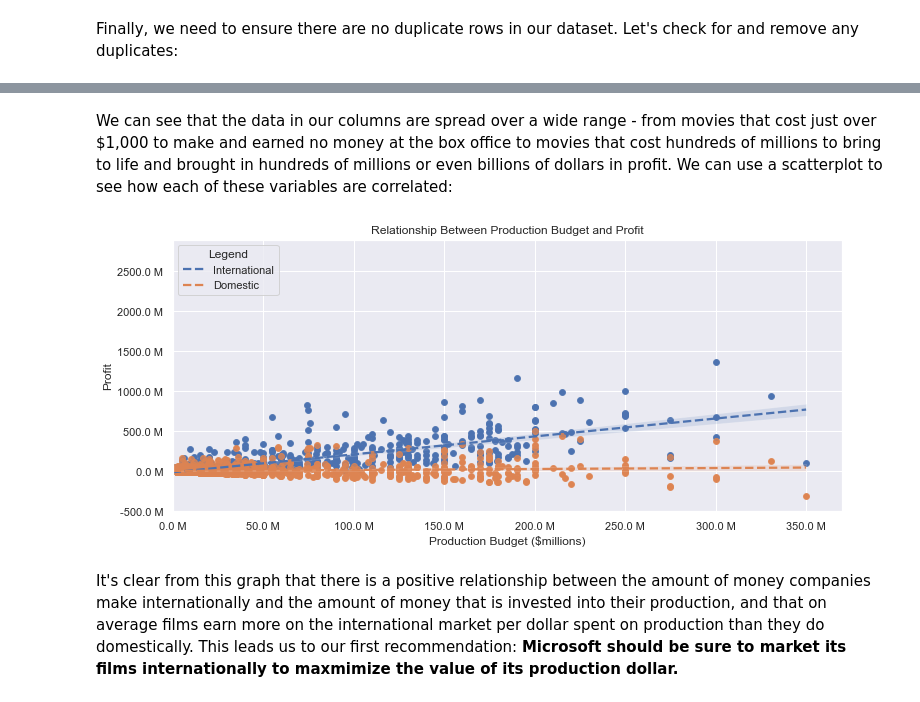
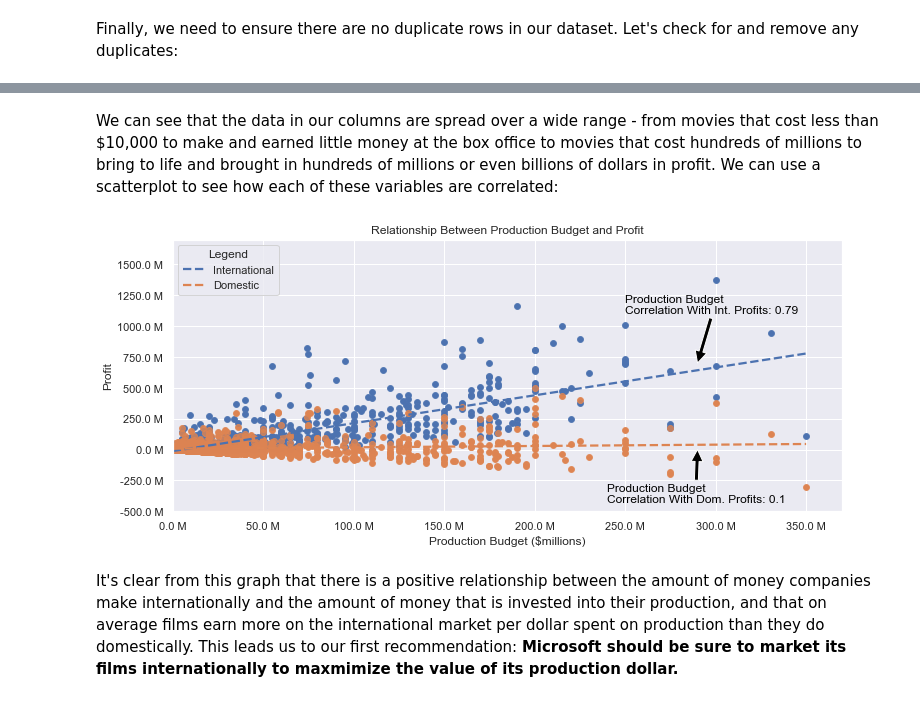
Before and after one commit to emgerber88/Microsoft-Movie-Recommendations, a Jupyter notebook: Phase_1_Project_Scratch_Work.ipynb, the cells around one changed output, grey strips where cells are left out. Drawn from its saved outputs; the diff is of its cells as text; code cells hidden in the pictures.

```diff
--- a/Phase_1_Project_Scratch_Work.ipynb
+++ b/Phase_1_Project_Scratch_Work.ipynb
@@ -47,5 +90,5 @@ movie_finances['worldwide_gross'] = movie_finances['worldwide_gross'].apply(lamb
 # %%
-# then strip ',' from each string
-movie_finances['production_budget'] = movie_finances['production_budget'].apply(lambda x: x.replace(',', ""))
-movie_finances['domestic_gross'] = movie_finances['domestic_gross'].apply(lambda x: x.replace(',', ""))
-movie_finances['worldwide_gross'] = movie_finances['worldwide_gross'].apply(lambda x: x.replace(',', ""))
+# change dtype to int
+movie_finances['production_budget'] = movie_finances['production_budget'].astype(int)
+movie_finances['domestic_gross'] = movie_finances['domestic_gross'].astype(int)
+movie_finances['worldwide_gross'] = movie_finances['worldwide_gross'].astype(int)
@@ -143,5 +166,6 @@ movie_info
 # %%
-movies_last_decade = movie_info.loc[movie_information['release_year'] >= 2012]
+movies_last_decade = movie_info.loc[movie_info['release_year'] >= 2012]
 movies_last_decade.reset_index(inplace = True)
+movies_last_decade.drop('index', axis = 1, inplace = True)
 movies_last_decade
 # %% [output]
@@ -207,8 +237,10 @@ movies_last_decade.loc[movies_last_decade['release_year'] == 2020]
 # %% [markdown]
 There is only one film in our dataset from 2020, so we can remove that row individually:
 # %%
+# remove row by index
 movies_last_decade.drop(285, inplace = True)
-movies_last_decade.reset_index()
+movies_last_decade.reset_index(inplace = True)
+movies_last_decade.drop('index', axis = 1, inplace = True)
 movies_last_decade
 # %% [output]
 A value is trying to be set on a copy of a slice from a DataFrame
@@ -230,0 +265,9 @@ See the caveats in the documentation: https://pandas.pydata.org/pandas-docs/stab
+# %%
+# find movies with no revenue worldwide
+no_revenue = movies_last_decade.loc[movies_last_decade['worldwide_gross'] == 0]
+
+# drop these movies from our dataset
+movies_last_decade.drop(no_revenue.index, inplace = True)
+movies_last_decade.reset_index(inplace = True)
+movies_last_decade.drop('index', axis = 1, inplace = True)
+movies_last_decade
@@ -311,2 +350,2 @@ movies_last_decade.describe()
 # %% [markdown]
-We can see that the data in our columns are spread over a wide range - from movies that cost just over $1,000 to make and earned no money at the box office to movies that cost hundreds of millions to bring to life and brought in hundreds of millions or even billions of dollars in profit. We can use a scatterplot to see how each of these variables are correlated:
+We can see that the data in our columns are spread over a wide range - from movies that cost less than $10,000 to make and earned little money at the box office to movies that cost hundreds of millions to bring to life and brought in hundreds of millions or even billions of dollars in profit. We can use a scatterplot to see how each of these variables are correlated:
@@ -313,30 +356,38 @@ We can see that the data in our columns are spread over a wide range - from movi
 # %%
 fig, ax = plt.subplots(figsize = (12, 5))
 
 # create scatterplots for domestic and international profit vs. production budget
 sns.scatterplot(data = movies_last_decade, x = 'production_budget', y = 'international_profit', legend = 'brief')
 sns.scatterplot(data = movies_last_decade, x = 'production_budget', y = 'domestic_profit', legend = 'brief')
 
 def million_formatter(x, pos):
     return "%.1f M" % (x/1E6)
 
 # create regression plots to show linear relationships
-sns.regplot(data = movies_last_decade, x = 'production_budget', y = 'international_profit', line_kws={'ls':'--'})
-sns.regplot(data = movies_last_decade, x = 'production_budget', y = 'domestic_profit', line_kws={'ls':'--'})
+sns.regplot(data = movies_last_decade, x = 'production_budget', y = 'international_profit', line_kws={'ls':'--'}, ci = None)
+sns.regplot(data = movies_last_decade, x = 'production_budget', y = 'domestic_profit', line_kws={'ls':'--'}, ci = None)
 
 # create labels, axes, and title for graph
 ax.set_xlabel('Production Budget ($millions)')
 ax.set_ylabel('Profit')
 ax.set_title('Relationship Between Production Budget and Profit')
 ax.set_xticks(range(0, 375000000, 10000000), minor = True)
-ax.set_yticks(range(-500000000, 3000000000, 100000000), minor = True)
+ax.set_yticks(range(-500000000, 1750000000, 100000000), minor = True)
 ax.xaxis.set_major_formatter(million_formatter)
 ax.yaxis.set_major_formatter(million_formatter)
 plt.legend(title = 'Legend', loc = 'upper left', labels = ['International', 'Domestic'])
 
+# annotate regplots with correlation values
+ax.annotate(f'Production Budget\nCorrelation With Int. Profits: {int_corr}',  \
+            xy=(290000000, 700000000), xytext=(250000000, 1100000000),\
+            arrowprops={'facecolor': 'black'}, fontsize = 12, c = 'black')
+ax.annotate(f'Production Budget\nCorrelation With Dom. Profits: {dom_corr}',  \
+            xy=(290000000, 0), xytext=(240000000, -428000000),\
+            arrowprops={'facecolor': 'black'}, fontsize = 12, c = 'black')
+
 plt.show();
 # %% [output]
-[figure, old version]
+[figure, new version]
 # %% [markdown]
 It's clear from this graph that there is a positive relationship between the amount of money companies make internationally and the amount of money that is invested into their production, and that on average films earn more on the international market per dollar spent on production than they do domestically. This leads us to our first recommendation: **Microsoft should be sure to market its films internationally to maxmimize the value of its production dollar.**
 # %% [markdown]
```
Also changed, not shown: parts of 84 cells of this notebook.
